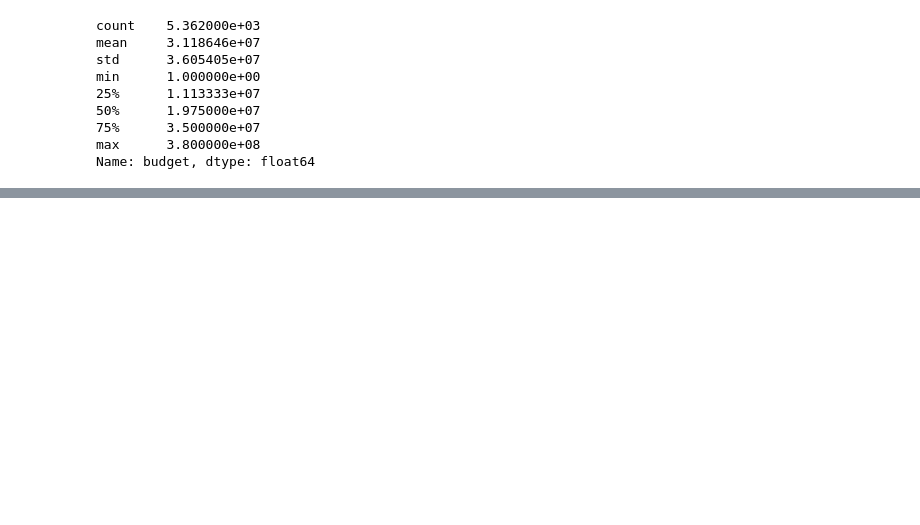
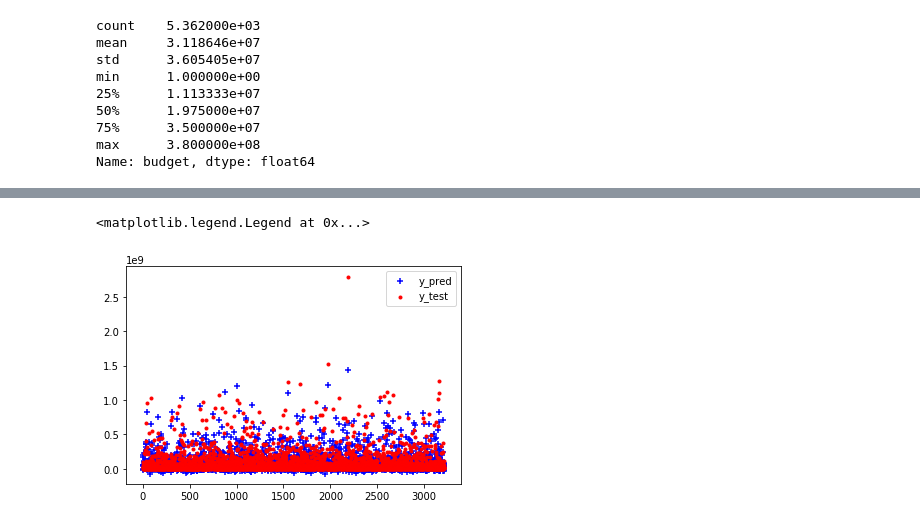
Before and after one commit to nhannguyen2109/CSCI-4502-Data-Mining, a Jupyter notebook: Code/Code 2.ipynb, the cells around one changed output, grey strips where cells are left out. Drawn from its saved outputs; the diff is of its cells as text; code cells hidden in the pictures; blank space fills up the shorter version.

```diff
--- a/Code/Code 2.ipynb
+++ b/Code/Code 2.ipynb
@@ -147,0 +238,17 @@ plt.show()
+# %%
+lm = LinearRegression()
+lm.fit(train_data, train_target)
+lm.score(test_data, test_target)
+y_pred2 = lm.predict(train_data)
+#print(y_pred2.shape)
+#for i in range(y_pred2.shape[0]):
+#    print(y_pred2[i], Y_test2[i], X_test2[i])
+y = range(y_pred2.shape[0])
+
+plt.scatter(y, y_pred2, c='b', marker='+')
+plt.scatter(y, train_target, c='r', marker='.')
+labels = ['y_pred', 'y_test']
+plt.legend(labels)
+# %% [output]
+<matplotlib.legend.Legend at 0x...>
+[figure, added]
```
Also changed, not shown: parts of 10 cells of this notebook.
